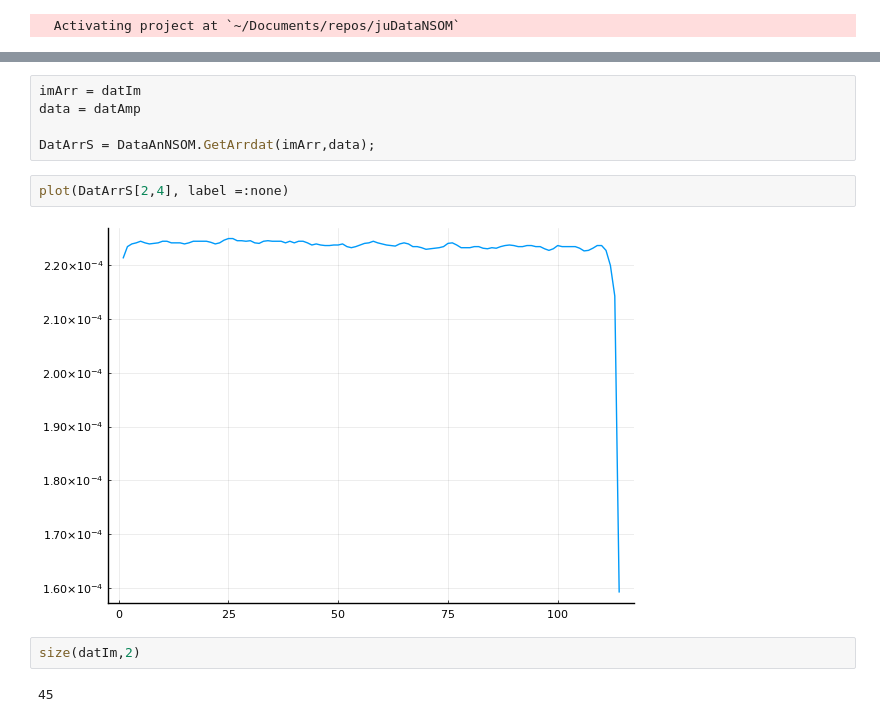
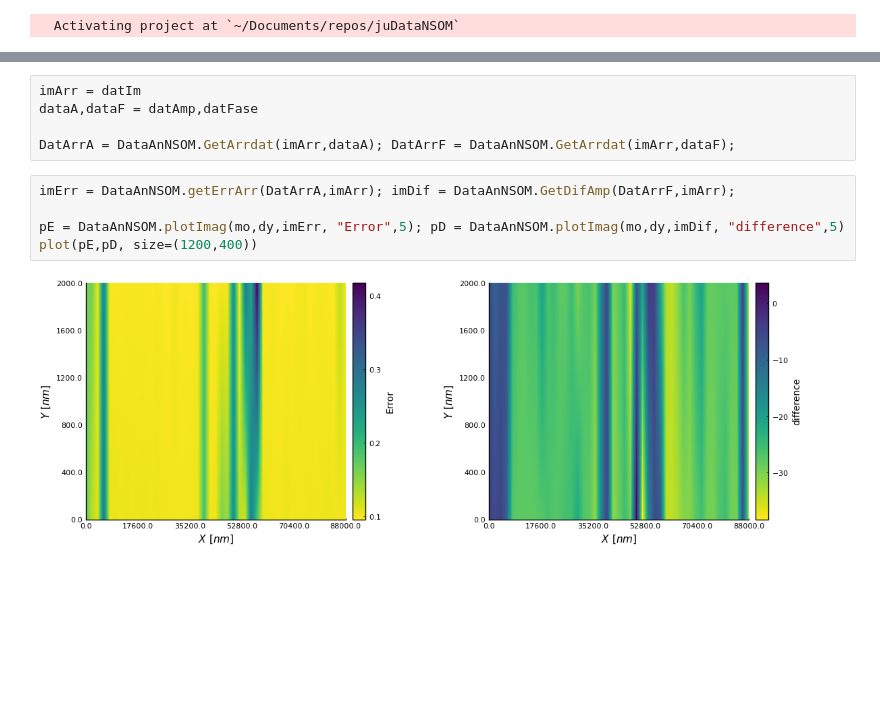
Before and after one commit to Gabmtzz/juDataNSOM, a Jupyter notebook: notebook/nsomdata.ipynb, the cells around one changed output, grey strips where cells are left out. Cells and saved outputs as stored; diff of their text form; blank space fills up the shorter version.

```diff
--- a/notebook/nsomdata.ipynb
+++ b/notebook/nsomdata.ipynb
@@ -29,13 +26,12 @@ p1
 # %%
 imArr = datIm
-data = datAmp
+dataA,dataF = datAmp,datFase
 
-DatArrS = DataAnNSOM.GetArrdat(imArr,data);
+DatArrA = DataAnNSOM.GetArrdat(imArr,dataA); DatArrF = DataAnNSOM.GetArrdat(imArr,dataF);
-# %%
-plot(DatArrS[2,4], label =:none)
-# %% [output]
-[figure, removed]
-# %%
-size(datIm,2)
-# %% [output]
-45
+# %%
+imErr = DataAnNSOM.getErrArr(DatArrA,imArr); imDif = DataAnNSOM.GetDifAmp(DatArrF,imArr);
+
+pE = DataAnNSOM.plotImag(mo,dy,imErr, "Error",5); pD = DataAnNSOM.plotImag(mo,dy,imDif, "difference",5)
+plot(pE,pD, size=(1200,400))
+# %% [output]
+[figure, added]
```
Also changed, not shown: parts of 4 cells of this notebook, 2 other files.
